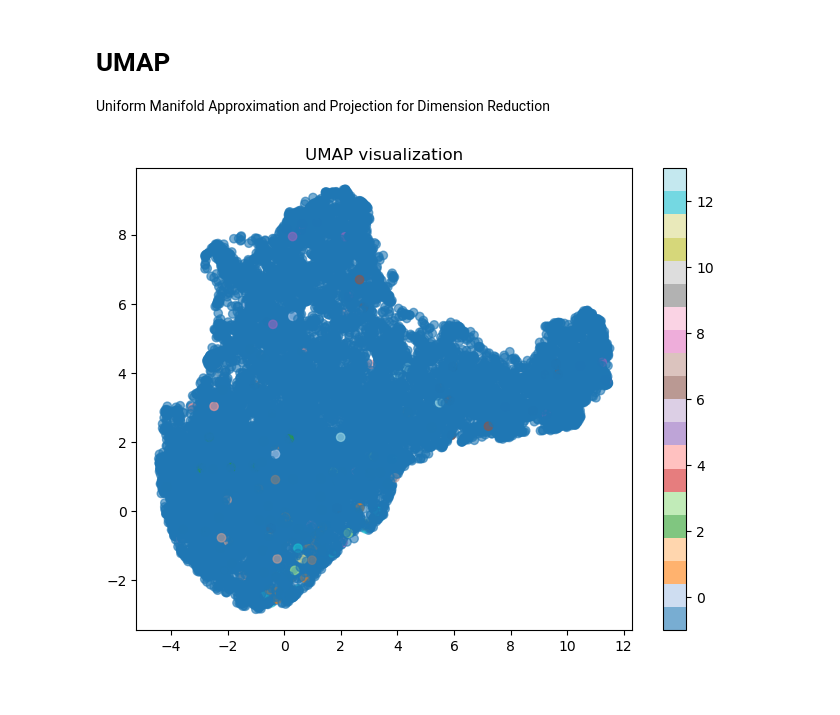
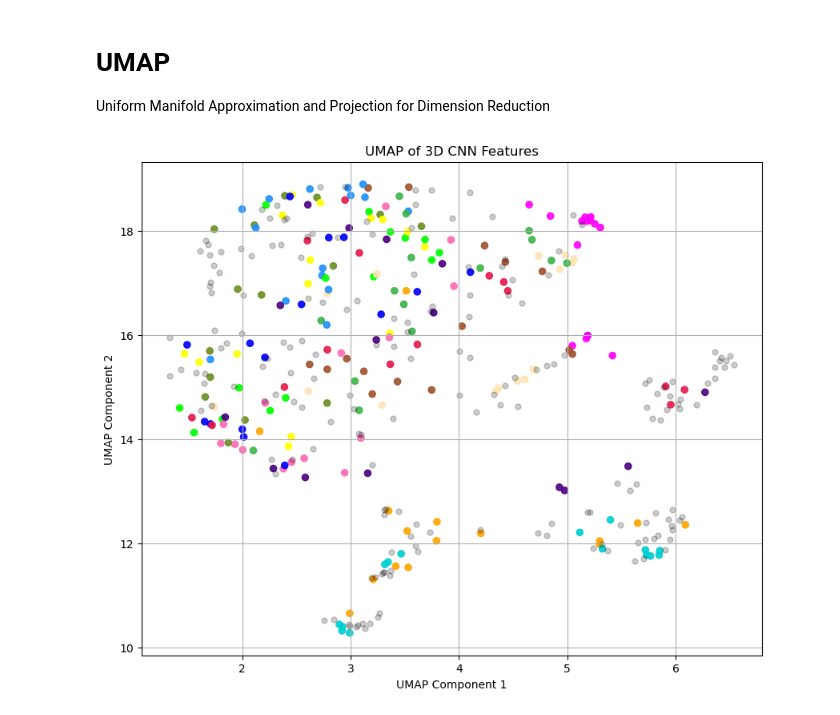
Before and after one commit to JarekJurek/foraminifera, a Jupyter notebook: src/feature_investigator.ipynb, the cells around one changed output. Saved outputs shown, nothing was run; the diff lists cells and outputs as text; code cells hidden in the pictures.

```diff
--- a/src/feature_investigator.ipynb
+++ b/src/feature_investigator.ipynb
@@ -174,27 +207,33 @@ for i, perp in enumerate(perplexities):
 # UMAP
 
 Uniform Manifold Approximation and Projection for Dimension Reduction
-# %%
-# 3. UMAP visualization
-umap_reducer = UMAP(n_neighbors=15, min_dist=0.1, n_components=2, random_state=42)
-umap_result = umap_reducer.fit_transform(volume_features)
-
-# Create a copy of the colormap
-cmap = 'hsv'
-base_cmap = plt.cm.get_cmap(cmap, len(np.unique(labels)) - 1)  # -1 because we handle -1 separately
-
-# Create a custom colormap with grey for -1
-colors = np.vstack(
-    (np.array([0.5, 0.5, 0.5, 1]),  # Grey for -1
-    base_cmap(np.linspace(0, 1, len(np.unique(labels)) - 1))))
-custom_cmap = mcolors.ListedColormap(colors)
-
-plt.figure(figsize=(8, 6))
-scatter = plt.scatter(
-    umap_result[:, 0], umap_result[:, 1],
-    c=labels, alpha=0.6, cmap=custom_cmap, s=35)
-plt.colorbar(scatter)
-plt.title('UMAP visualization')
-plt.show()
-# %% [output]
-[figure, removed]
+# %%
+subset_length = 400
+volume_features_subset = volume_features[:subset_length]
+labels_subset = labels[:subset_length]
+
+# Fit X into an embedded space and return that transformed output
+emb2d = umap.UMAP(
+    n_neighbors=30, min_dist=0.1).fit_transform(volume_features_subset)
+# %%
+plt.figure(figsize=(10, 8))
+# First plot the points with label non-equal to -1
+plt.scatter(
+    emb2d[labels_subset != -1, 0],
+    emb2d[labels_subset != -1, 1],
+    c=labels_subset[labels_subset != -1],
+    cmap=base_cmap, s=35, alpha=0.9
+)
+# Then plot the points with label -1
+plt.scatter(
+    emb2d[labels_subset == -1, 0],
+    emb2d[labels_subset == -1, 1],
+    c='black', s=25, alpha=0.2
+)
+plt.title('UMAP of 3D CNN Features')
+plt.xlabel('UMAP Component 1')
+plt.ylabel('UMAP Component 2')
+plt.grid()
+plt.show()
+# %% [output]
+[figure, added]
```
Also changed, not shown: parts of 11 cells of this notebook, 6 other files.
